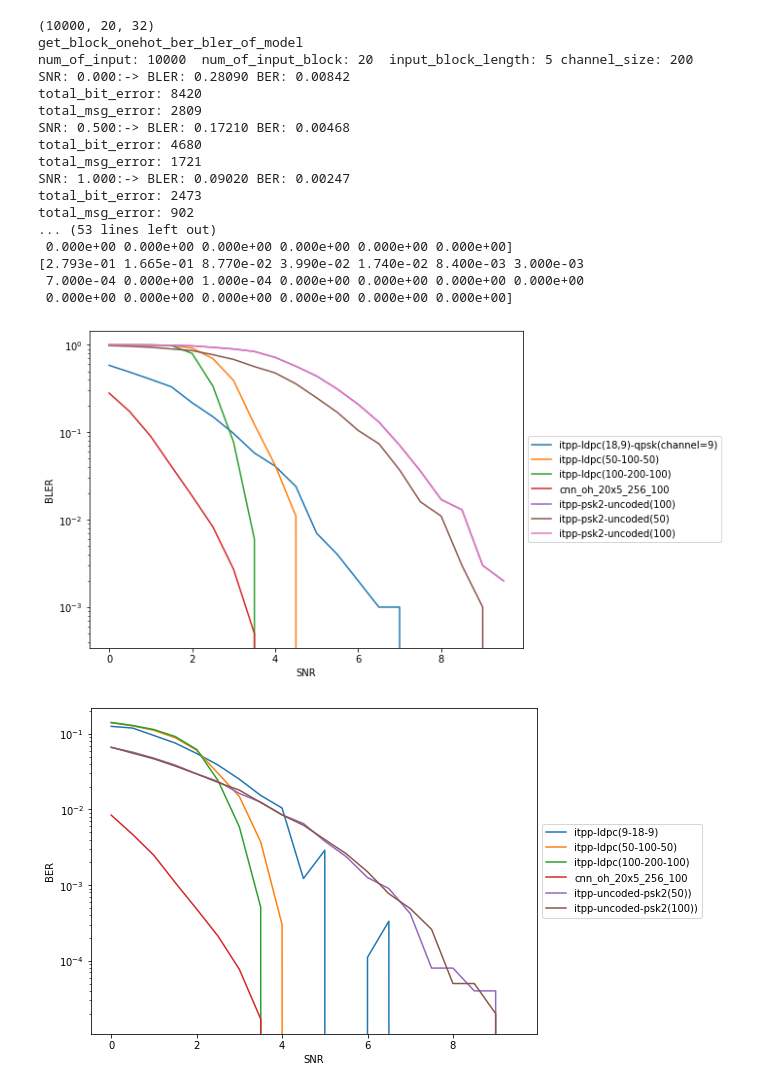
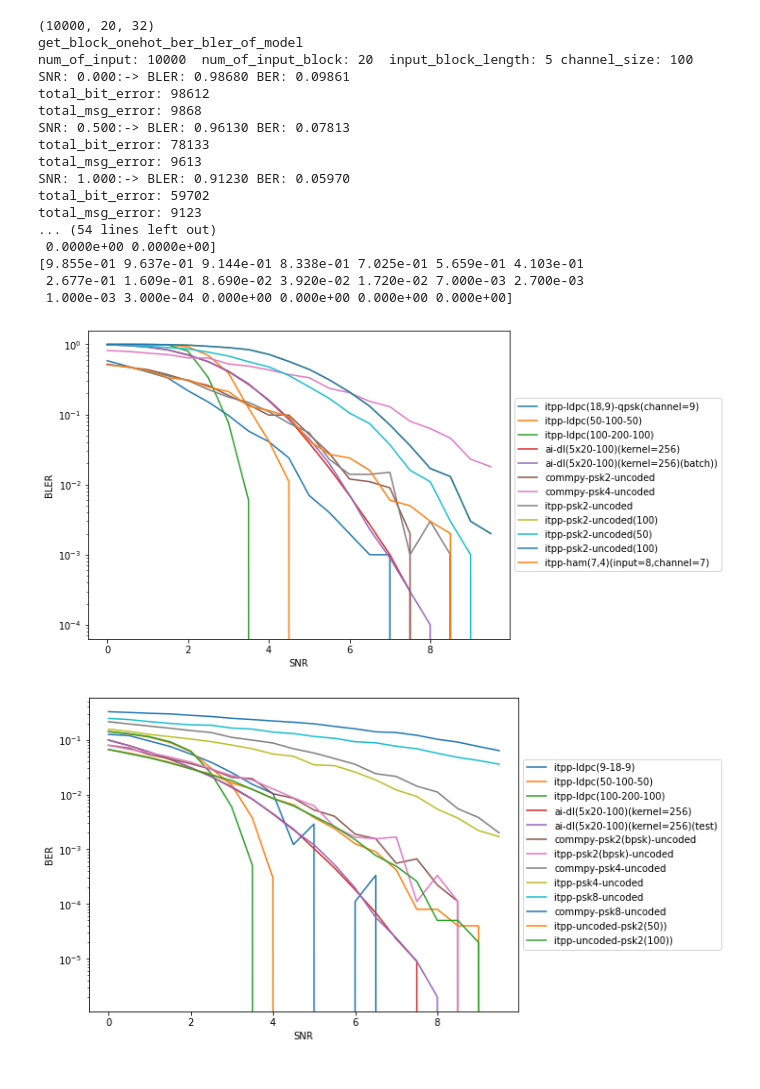
Before and after one commit to iamviji/project, a Jupyter notebook: Snap/CNNAE_5x20_8_100.ipynb, the cells around one changed output. Drawn from its saved outputs; the diff is of its cells as text; code cells hidden in the pictures.

```diff
--- a/Snap/CNNAE_5x20_8_100.ipynb
+++ b/Snap/CNNAE_5x20_8_100.ipynb
@@ -18,7 +18,7 @@ input_block_length = 5
 num_of_input_block = 20
 input_message_length = input_block_length * num_of_input_block
 encoder_output_length = 8
-channel_size = 10
+channel_size = 5  #per block
 
 
 NUM_OF_INPUT_MESSAGE = 1000*10
@@ -260,9 +260,9 @@ enc = Activation('linear', name='ch_3')(enc)
 enc = Flatten()(enc)
 encoder_out = Lambda(PowerNormLayer, name='PowerNorm')(enc)
 
-encoder = Model(input_message_x, encoder_out, name ="encoder")
+encoder = Model(input_message_x, encoder_out, name ="Encoder")
 
-awgn_channel = GaussianNoise(Snr2Sigma(snr_std),input_shape=(2*channel_size,), name ="AWGN_LAYER")
+awgn_channel = GaussianNoise(Snr2Sigma(snr_std),input_shape=(2*channel_size,), name = "AWGN_Layer")
 
 encoded_input = Input(shape=(num_of_input_block*2*channel_size,))
 
@@ -280,10 +280,10 @@ dec = Activation('elu', name='dec_6')(dec)
 model_output = Conv1D(filters=2 ** input_block_length, strides=1, kernel_size=1, name='d_10', activation='softmax')(dec)
 
 
-decoder = Model(encoded_input, model_output, name="decoder")
+decoder = Model(encoded_input, model_output, name="Decoder")
 
 # this model maps an input to its reconstruction
-autoencoder = Model(input_message_x, decoder(awgn_channel(encoder(input_message_x))), name ="End2End Model")
+autoencoder = Model(input_message_x, decoder(awgn_channel(encoder(input_message_x))), name = "End2End_Model")
 
 
 print(encoder.summary())
@@ -437,21 +437,21 @@ print (bler_per_iter_dl_tensor)
 # %% [output]
 (10000, 20, 32)
 get_block_onehot_ber_bler_of_model
-num_of_input: 10000  num_of_input_block: 20  input_block_length: 5 channel_size: 200
-SNR: 0.000:-> BLER: 0.28090 BER: 0.00842
-total_bit_error: 8420
-total_msg_error: 2809
-SNR: 0.500:-> BLER: 0.17210 BER: 0.00468
-total_bit_error: 4680
-total_msg_error: 1721
-SNR: 1.000:-> BLER: 0.09020 BER: 0.00247
-total_bit_error: 2473
-total_msg_error: 902
-... (53 lines left out)
- 0.000e+00 0.000e+00 0.000e+00 0.000e+00 0.000e+00 0.000e+00]
-[2.793e-01 1.665e-01 8.770e-02 3.990e-02 1.740e-02 8.400e-03 3.000e-03
- 7.000e-04 0.000e+00 1.000e-04 0.000e+00 0.000e+00 0.000e+00 0.000e+00
- 0.000e+00 0.000e+00 0.000e+00 0.000e+00 0.000e+00 0.000e+00]
+num_of_input: 10000  num_of_input_block: 20  input_block_length: 5 channel_size: 100
+SNR: 0.000:-> BLER: 0.98680 BER: 0.09861
+total_bit_error: 98612
+total_msg_error: 9868
+SNR: 0.500:-> BLER: 0.96130 BER: 0.07813
+total_bit_error: 78133
+total_msg_error: 9613
+SNR: 1.000:-> BLER: 0.91230 BER: 0.05970
+total_bit_error: 59702
+total_msg_error: 9123
+... (54 lines left out)
+ 0.0000e+00 0.0000e+00]
+[9.855e-01 9.637e-01 9.144e-01 8.338e-01 7.025e-01 5.659e-01 4.103e-01
+ 2.677e-01 1.609e-01 8.690e-02 3.920e-02 1.720e-02 7.000e-03 2.700e-03
+ 1.000e-03 3.000e-04 0.000e+00 0.000e+00 0.000e+00 0.000e+00]
 # %%
 import matplotlib.pyplot as plt
 %matplotlib inline
@@ -460,15 +460,15 @@ fig, (ax1) = plt.subplots(1,1,figsize=(8,6))
 ax1.semilogy(snrs,bler_per_iter_ldpc_itpp_psk_4,'', label="itpp-ldpc(18,9)-qpsk(channel=9)") # plot BER vs SNR
 ax1.semilogy(snrs,bler_per_iter_ldpc_50_100_itpp_psk_4,'', label="itpp-ldpc(50-100-50)") # plot BER vs SNR
 ax1.semilogy(snrs,bler_per_iter_ldpc_100_200_itpp_psk_4[5:25],'', label="itpp-ldpc(100-200-100)") # plot BER vs SNR
-#ax1.semilogy(snrs,bler_per_iter_dl_tensor,'', label="ai-dl(5x20-100)(kernel=256)") # plot BER vs SNR
-ax1.semilogy(snrs,bler_per_iter_dl_tensor1,'', label="cnn_oh_20x5_256_100") # plot BER vs SNR
-#ax1.semilogy(snrs,bler_per_iter_uncoded_commpy_psk_2,'', label="commpy-psk2-uncoded") # plot BER vs SNR
-#ax1.semilogy(snrs,bler_per_iter_uncoded_commpy_psk_4,'', label="commpy-psk4-uncoded") # plot BER vs SNR
-#ax1.semilogy(snrs,bler_per_iter_uncoded_itpp_psk_2,'', label="itpp-psk2-uncoded") # plot BER vs SNR
+ax1.semilogy(snrs,bler_per_iter_dl_tensor,'', label="ai-dl(5x20-100)(kernel=256)") # plot BER vs SNR
+ax1.semilogy(snrs,bler_per_iter_dl_tensor1,'', label="ai-dl(5x20-100)(kernel=256)(batch))") # plot BER vs SNR
+ax1.semilogy(snrs,bler_per_iter_uncoded_commpy_psk_2,'', label="commpy-psk2-uncoded") # plot BER vs SNR
+ax1.semilogy(snrs,bler_per_iter_uncoded_commpy_psk_4,'', label="commpy-psk4-uncoded") # plot BER vs SNR
+ax1.semilogy(snrs,bler_per_iter_uncoded_itpp_psk_2,'', label="itpp-psk2-uncoded") # plot BER vs SNR
 ax1.semilogy(snrs,bler_per_iter_uncoded_100_itpp_psk_2,'', label="itpp-psk2-uncoded(100)") # plot BER vs SNR
 ax1.semilogy(snrs,bler_per_iter_uncoded_50_itpp_psk_2,'', label="itpp-psk2-uncoded(50)") # plot BER vs SNR
 ax1.semilogy(snrs,bler_per_iter_uncoded_100_itpp_psk_2,'', label="itpp-psk2-uncoded(100)") # plot BER vs SNR
-#ax1.semilogy(snrs,bler_per_iter_ham_itpp_psk_4,'', label="itpp-ham(7,4)(input=8,channel=7)") # plot BER vs SNR
+ax1.semilogy(snrs,bler_per_iter_ham_itpp_psk_4,'', label="itpp-ham(7,4)(input=8,channel=7)") # plot BER vs SNR
 ax1.set_ylabel('BLER')
 ax1.set_xlabel('SNR')
 #ax1.set_title('Arch-2 ({},{},{})'.format(input_message_length,2*input_message_length, channel_size))
@@ -487,38 +487,38 @@ plt.savefig('ldpc_ber_{}_{}.png'.format(2*channel_size,input_message_length))
 plt.legend(loc='center left', bbox_to_anchor=(1, 0.5))
 plt.show()
 # %% [output]
-[figure, old version]
+[figure, new version]
 # %%
 import matplotlib.pyplot as plt
 %matplotlib inline
 snrs = numpy.arange (SNR_BEGIN, SNR_END, SNR_STEP_SIZE)
 fig, (ax1) = plt.subplots(1,1,figsize=(8,6))
 ax1.semilogy(snrs,ber_per_iter_ldpc_itpp_psk_4,'', label="itpp-ldpc(9-18-9)") # plot BER vs SNR
 ax1.semilogy(snrs,ber_per_iter_ldpc_50_100_itpp_psk_4[5:25],'', label="itpp-ldpc(50-100-50)") # plot BER vs SNR
 ax1.semilogy(snrs,ber_per_iter_ldpc_100_200_itpp_psk_4[5:25],'', label="itpp-ldpc(100-200-100)") # plot BER vs SNR
-#ax1.semilogy(snrs,ber_per_iter_dl_tensor,'', label="ai-dl(5x20-100)(kernel=256)") # plot BER vs SNR
-ax1.semilogy(snrs,ber_per_iter_dl_tensor1,'', label="cnn_oh_20x5_256_100") # plot BER vs SNR
-#ax1.semilogy(snrs,ber_per_iter_uncoded_commpy_psk_2,'', label="commpy-psk2(bpsk)-uncoded") # plot BER vs SNR
-#ax1.semilogy(snrs,ber_per_iter_uncoded_itpp_psk_2,'', label="itpp-psk2(bpsk)-uncoded") # plot BER vs SNR
-#ax1.semilogy(snrs,ber_per_iter_uncoded_commpy_psk_4,'', label="commpy-psk4-uncoded") # plot BER vs SNR
-#ax1.semilogy(snrs,ber_per_iter_uncoded_itpp_psk_4,'', label="itpp-psk4-uncoded") # plot BER vs SNR
+ax1.semilogy(snrs,ber_per_iter_dl_tensor,'', label="ai-dl(5x20-100)(kernel=256)") # plot BER vs SNR
+ax1.semilogy(snrs,ber_per_iter_dl_tensor1,'', label="ai-dl(5x20-100)(kernel=256)(test)") # plot BER vs SNR
+ax1.semilogy(snrs,ber_per_iter_uncoded_commpy_psk_2,'', label="commpy-psk2(bpsk)-uncoded") # plot BER vs SNR
+ax1.semilogy(snrs,ber_per_iter_uncoded_itpp_psk_2,'', label="itpp-psk2(bpsk)-uncoded") # plot BER vs SNR
+ax1.semilogy(snrs,ber_per_iter_uncoded_commpy_psk_4,'', label="commpy-psk4-uncoded") # plot BER vs SNR
+ax1.semilogy(snrs,ber_per_iter_uncoded_itpp_psk_4,'', label="itpp-psk4-uncoded") # plot BER vs SNR
 #ax1.semilogy(snrs,ber_per_iter_ham_itpp_psk_4,'', label="itpp-ham(7,4)(input=8,channel=7)") # plot BER vs SNR
-#ax1.semilogy(snrs,ber_per_iter_uncoded_itpp_psk_8,'', label="itpp-psk8-uncoded") # plot BER vs SNR
-#ax1.semilogy(snrs,ber_per_iter_uncoded_commpy_psk_8,'', label="commpy-psk8-uncoded") # plot BER vs SNR
+ax1.semilogy(snrs,ber_per_iter_uncoded_itpp_psk_8,'', label="itpp-psk8-uncoded") # plot BER vs SNR
+ax1.semilogy(snrs,ber_per_iter_uncoded_commpy_psk_8,'', label="commpy-psk8-uncoded") # plot BER vs SNR
 ax1.semilogy(snrs,ber_per_iter_uncoded_50_itpp_psk_2[5:25],'', label="itpp-uncoded-psk2(50))") # plot BER vs SNR
 ax1.semilogy(snrs,ber_per_iter_uncoded_100_itpp_psk_2[5:25],'', label="itpp-uncoded-psk2(100))") # plot BER vs SNR
 #ax1.semilogy(snrs,PSK_2_BER_theory[0:20],'', label="psk2-theory") # plot BER vs SNR
 #ax1.semilogy(snrs,PSK_4_BER_theory[0:20],'', label="psk4-theory") # plot BER vs SNR
 #ax1.semilogy(snrs,PSK_8_BER_theory[0:20],'', label="psk8-theory") # plot BER vs SNR
 ax1.set_ylabel('BER')
 ax1.set_xlabel('SNR')
 #ax1.set_title('Arch-2 ({},{},{})'.format(input_message_length,2*input_message_length, channel_size))
 plt.savefig('ldpc_ber_{}_{}.png'.format(2*channel_size,input_message_length))
 #plt.legend ()
 plt.legend(loc='center left', bbox_to_anchor=(1, 0.5))
 plt.show()
 # %% [output]
-[figure, old version]
+[figure, new version]
 # %%
 encoded_message = encoder.predict(training_input_message_one_hot)
 x = numpy.sqrt(numpy.sum (numpy.square(encoded_message), axis=1))
```
Also changed, not shown: parts of 11 cells of this notebook.
